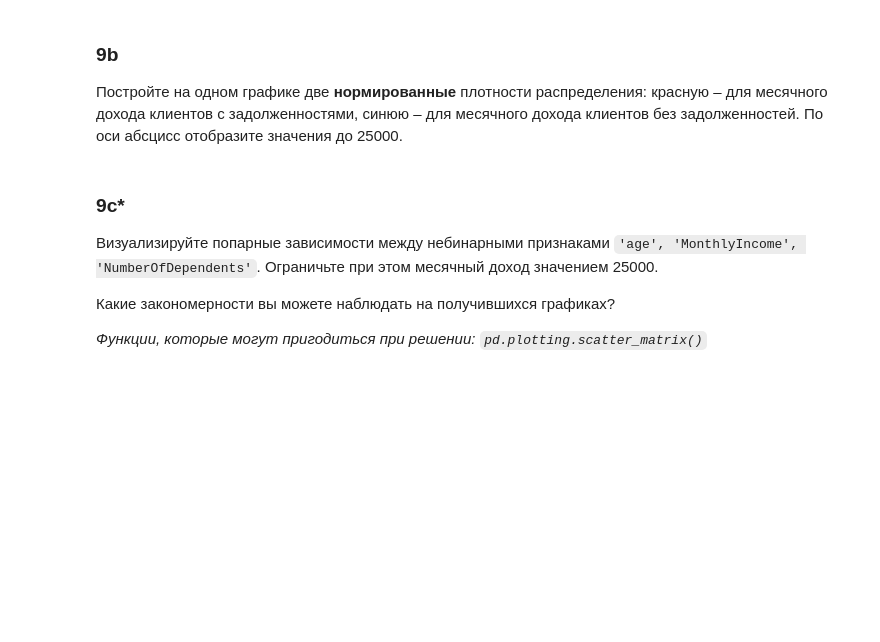
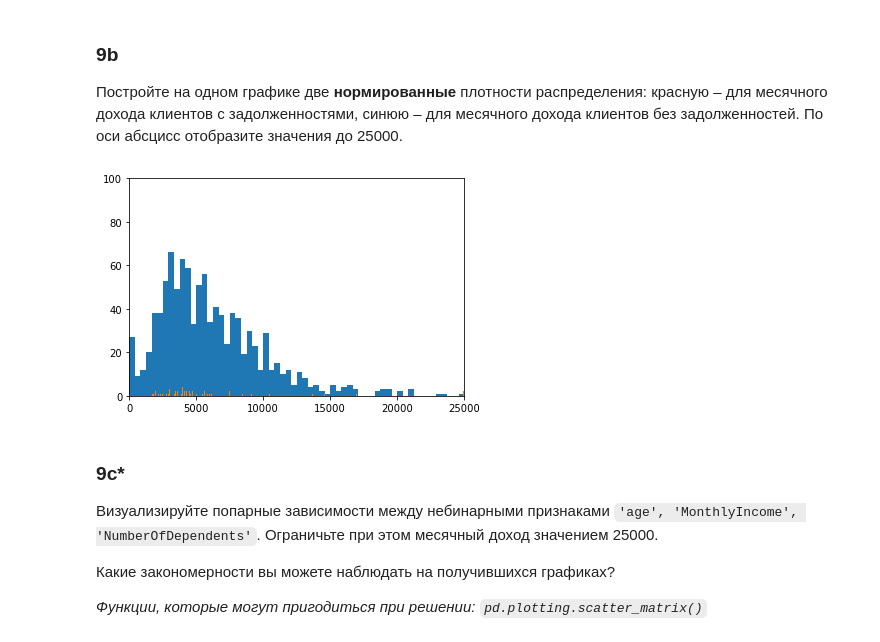
Before and after one commit to IstackShabarshin/machinelearning, a Jupyter notebook: lab1/lab-1-pandas.ipynb, the cells around one changed output. Saved outputs shown, nothing was run; the diff lists cells and outputs as text; code cells hidden in the pictures; blank space fills up the shorter version.

```diff
--- a/lab1/lab-1-pandas.ipynb
+++ b/lab1/lab-1-pandas.ipynb
@@ -242,3 +240,11 @@ ax.scatter(x = data['age'], y = data['Debt'], c = 'r', marker = "o", s = data['S
+# %%
+fig, ax = plt.subplots()
+ax.hist(data['MonthlyIncome'].loc[data['SeriousDlqin2yrs'] == 0], bins=500)
+ax.hist(data['MonthlyIncome'].loc[data['SeriousDlqin2yrs'] == 1], bins=500)
+ax.axis([0, 25000, 0, 100])
+plt.show()
+# %% [output]
+[figure, added]
 # %% [markdown]
 ### 9c*
 Визуализируйте попарные зависимости между небинарными признаками `'age', 'MonthlyIncome', 'NumberOfDependents'`. Ограничьте при этом месячный доход значением 25000.
```
Also changed, not shown: parts of 2 cells of this notebook, 1 other file.
